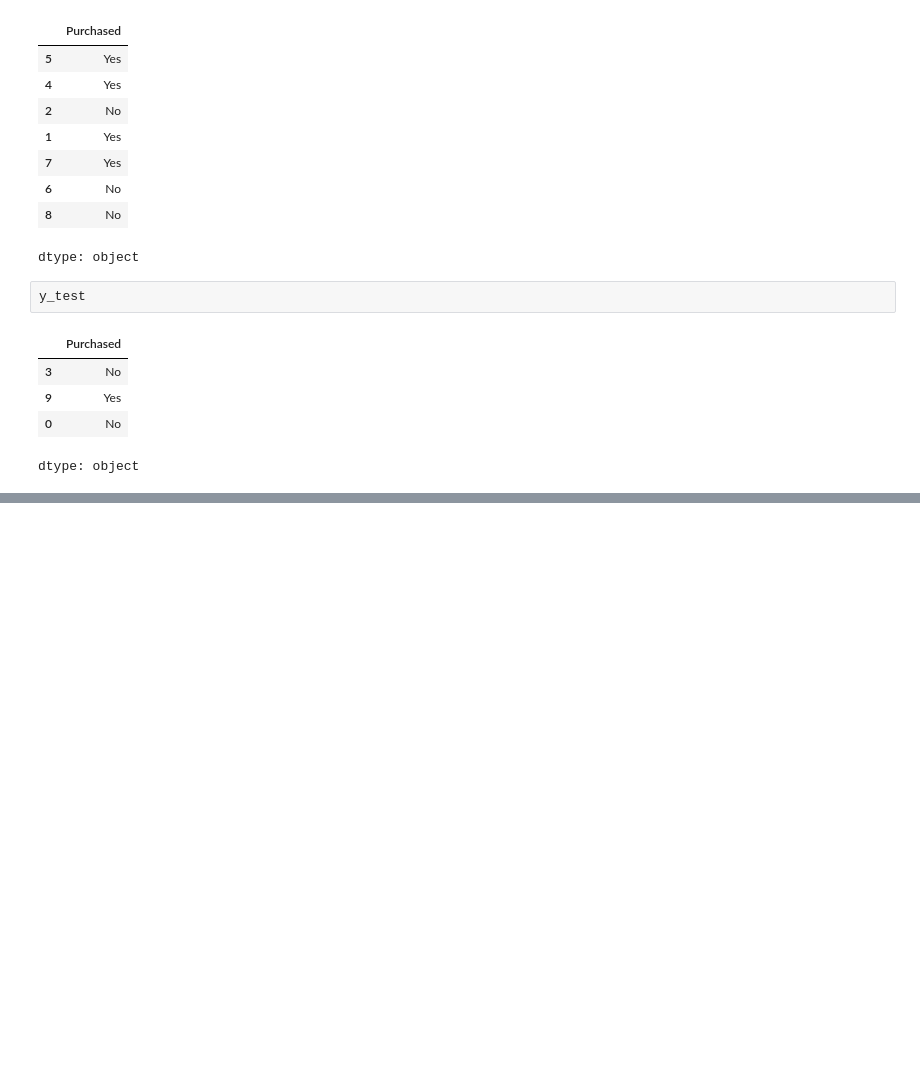
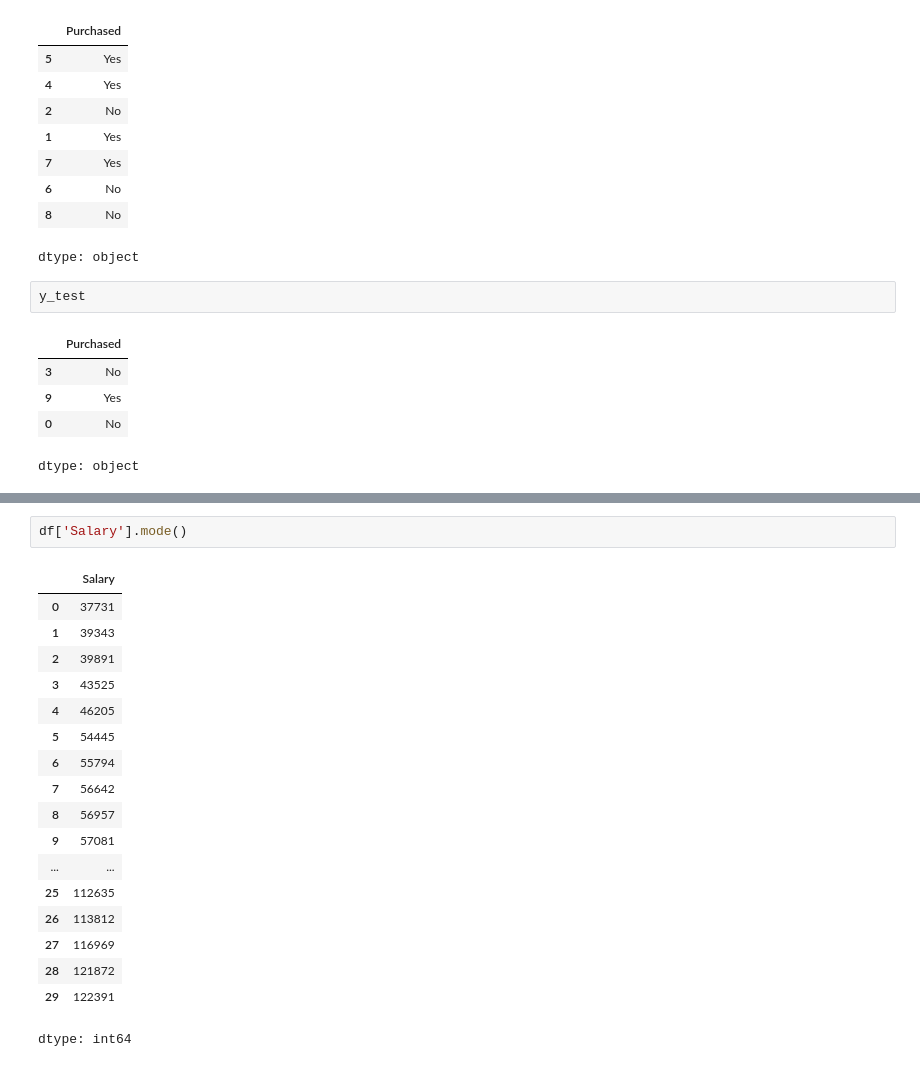
Before and after one commit to Abhinav-sai-k/Numpy-and-Pandas, a Jupyter notebook: sklearn_n_SLR.ipynb, the cells around one changed output, grey strips where cells are left out. Drawn from its saved outputs; the diff is of its cells as text; blank space fills up the shorter version.

```diff
--- a/sklearn_n_SLR.ipynb
+++ b/sklearn_n_SLR.ipynb
@@ -140,0 +230,21 @@ dtype: object
+# %%
+df['Salary'].mode()
+# %% [output]
+|  | Salary |
+| 0 | 37731 |
+| 1 | 39343 |
+| 2 | 39891 |
+| 3 | 43525 |
+| 4 | 46205 |
+| 5 | 54445 |
+| 6 | 55794 |
+| 7 | 56642 |
+| 8 | 56957 |
+| 9 | 57081 |
+| ... | ... |
+| 25 | 112635 |
+| 26 | 113812 |
+| 27 | 116969 |
+| 28 | 121872 |
+| 29 | 122391 |
+dtype: int64
```
Also changed, not shown: parts of 29 cells of this notebook.
